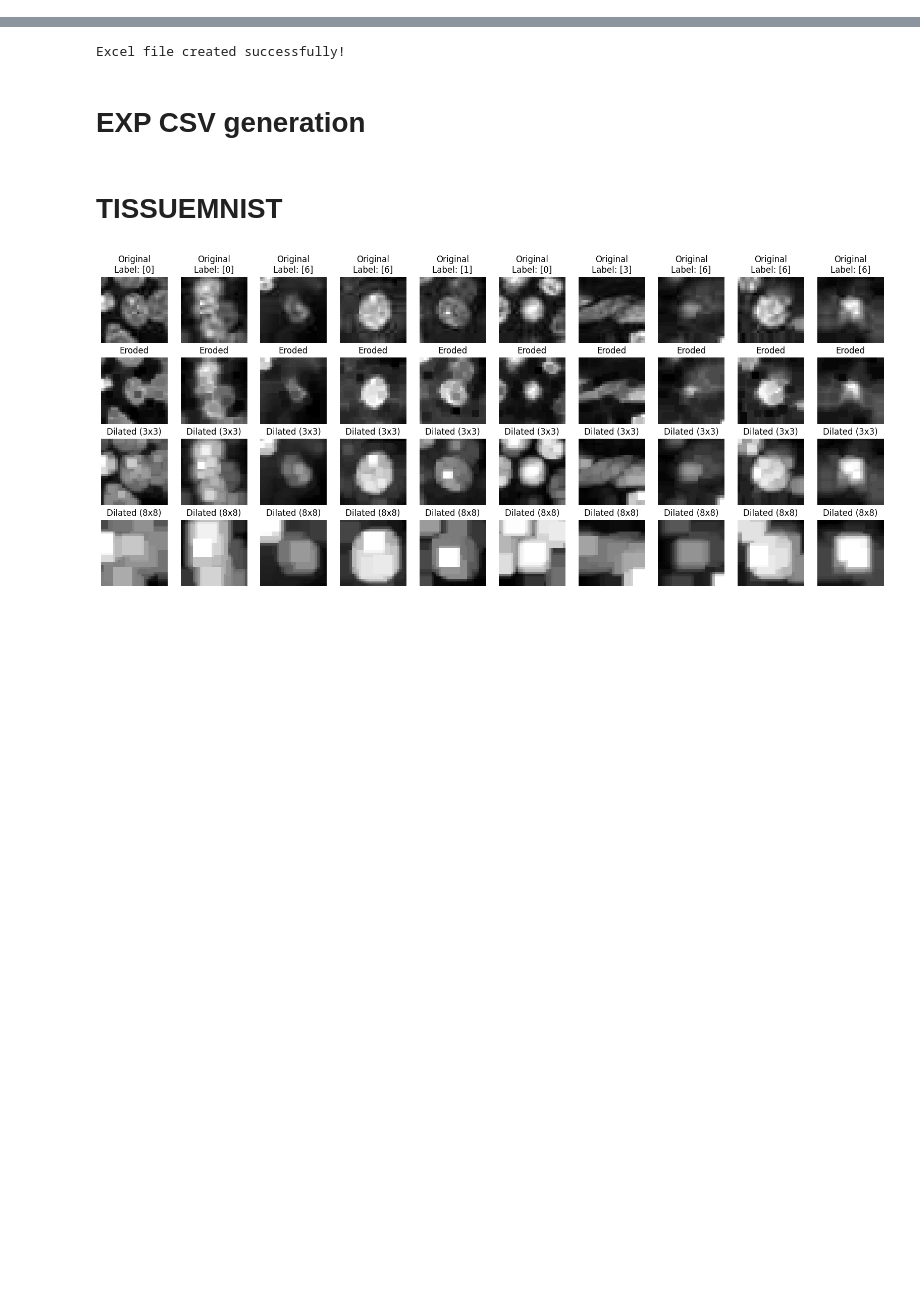
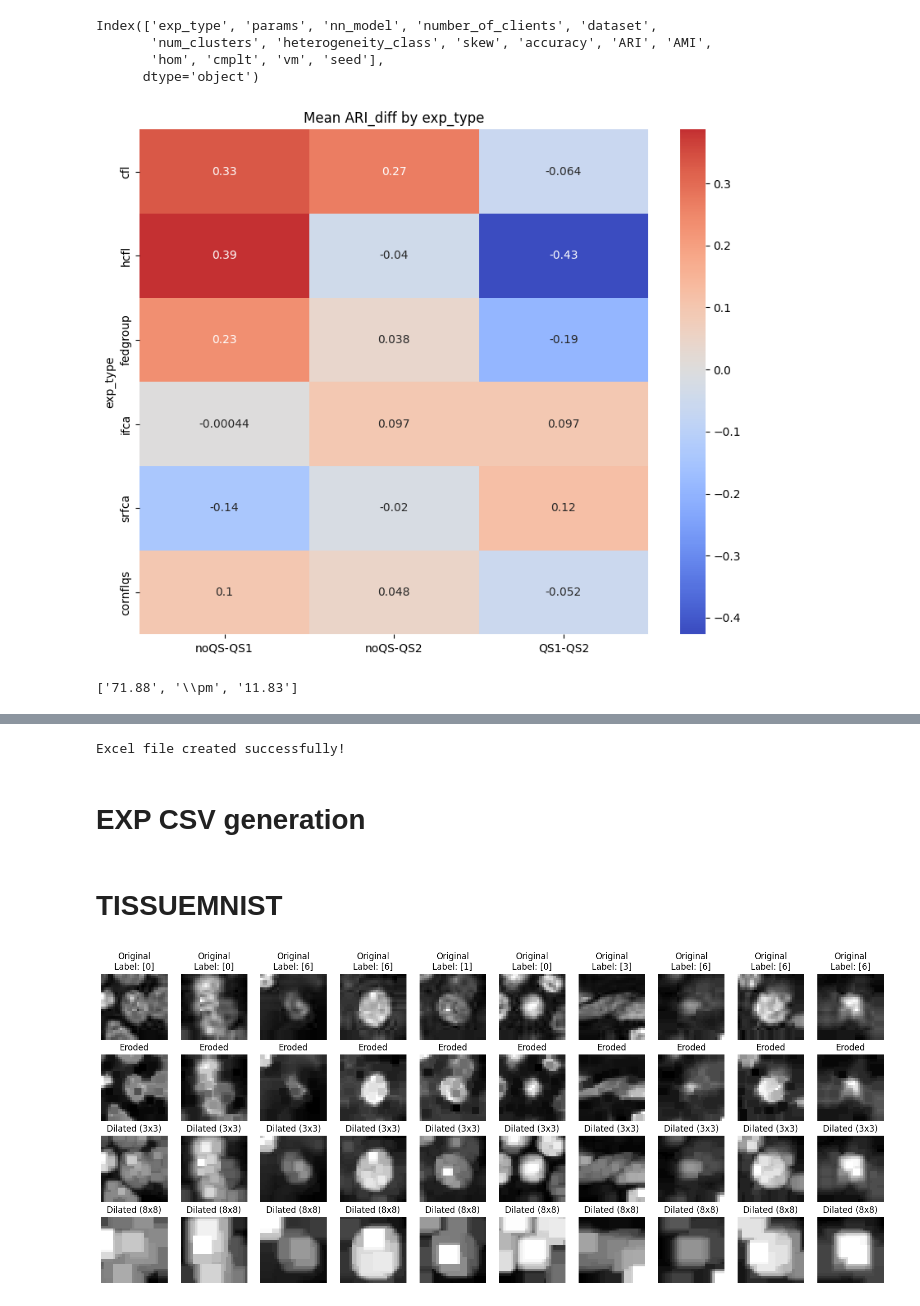
Before and after one commit to leahcimali/CFL-Evaluation-of-labels-and-quantity-skew, a Jupyter notebook: Results.ipynb, the cells around one changed output, grey strips where cells are left out. Drawn from its saved outputs; the diff is of its cells as text; code cells hidden in the pictures; blank space fills up the shorter version.

```diff
--- a/Results.ipynb
+++ b/Results.ipynb
@@ -44,3 +44,79 @@ df_sorted['exp_type'] = pd.Categorical(df_sorted['exp_type'], categories=exp_typ
 df_sorted['exp_type'] = df_sorted['exp_type'].apply(lambda x: '\n' + x if x == 'fedavg' else x)
 df_sorted = df_sorted.sort_values(['skew', 'dataset', 'heterogeneity_class','exp_type'])
 df_sorted.to_excel('qs2.xlsx', index=False)
+# %%
+df.columns
+# %% [output]
+Index(['exp_type', 'params', 'nn_model', 'number_of_clients', 'dataset',
+       'num_clusters', 'heterogeneity_class', 'skew', 'accuracy', 'ARI', 'AMI',
+       'hom', 'cmplt', 'vm', 'seed'],
+      dtype='object')
+# %%
+df = pd.read_csv('results/summarized_results.csv')
+df['skew'].unique()
+df.fillna('None', inplace=True)
+df.columns
+df_noQS = df[['exp_type', 'dataset', 'skew', 'ARI','seed']][df['skew'] == 'None']
+df_QS1 = df[['exp_type', 'dataset', 'skew', 'ARI','seed']][df['skew'] == 'quantity-skew-type-1']
+df_QS2 = df[['exp_type', 'dataset', 'skew', 'ARI','seed']][df['skew'] == 'quantity-skew-type-2']
+
+# Merge df_noQS and df_QS1
+df_noQS_QS1 = pd.merge(df_noQS, df_QS1, on=['exp_type', 'dataset', 'seed'], suffixes=('_noQS', '_QS1'))
+
+# Merge df_noQS and df_QS2
+df_noQS_QS2 = pd.merge(df_noQS, df_QS2, on=['exp_type', 'dataset', 'seed'], suffixes=('_noQS', '_QS2'))
+
+# Merge df_QS1 and df_QS2
+df_QS1_QS2 = pd.merge(df_QS1, df_QS2, on=['exp_type', 'dataset', 'seed'], suffixes=('_QS1', '_QS2'))
+# Ensure ARI_QS1 and ARI_noQS are numeric
+df_noQS_QS1['ARI_QS1'] = pd.to_numeric(df_noQS_QS1['ARI_QS1'], errors='coerce')
+df_noQS_QS1['ARI_noQS'] = pd.to_numeric(df_noQS_QS1['ARI_noQS'], errors='coerce')
+
+# Add ARI_diff column to each merged dataframe
+df_noQS_QS1['ARI_diff'] = df_noQS_QS1['ARI_noQS'] - df_noQS_QS1['ARI_QS1']
+
+# Ensure ARI_QS2 and ARI_noQS are numeric
+df_noQS_QS2['ARI_QS2'] = pd.to_numeric(df_noQS_QS2['ARI_QS2'], errors='coerce')
+df_noQS_QS2['ARI_noQS'] = pd.to_numeric(df_noQS_QS2['ARI_noQS'], errors='coerce')
+
+# Add ARI_diff column to each merged dataframe
+df_noQS_QS2['ARI_diff'] = df_noQS_QS2['ARI_noQS'] - df_noQS_QS2['ARI_QS2']
+
+# Ensure ARI_QS1 and ARI_QS2 are numeric
+df_QS1_QS2['ARI_QS1'] = pd.to_numeric(df_QS1_QS2['ARI_QS1'], errors='coerce')
+df_QS1_QS2['ARI_QS2'] = pd.to_numeric(df_QS1_QS2['ARI_QS2'], errors='coerce')
+
+# Add ARI_diff column to each merged dataframe
+df_QS1_QS2['ARI_diff'] = df_QS1_QS2['ARI_QS1'] - df_QS1_QS2['ARI_QS2']
+import seaborn as sns
+import matplotlib.pyplot as plt
+
+# Group by exp_type and calculate the mean of ARI_diff for each dataframe
+mean_ari_diff_noQS_QS1 = df_noQS_QS1.groupby('exp_type')['ARI_diff'].mean()
+mean_ari_diff_noQS_QS2 = df_noQS_QS2.groupby('exp_type')['ARI_diff'].mean()
+mean_ari_diff_QS1_QS2 = df_QS1_QS2.groupby('exp_type')['ARI_diff'].mean()
+
+# Create a dataframe for the heatmap
+heatmap_data = pd.DataFrame({
+    'noQS-QS1': mean_ari_diff_noQS_QS1,
+    'noQS-QS2': mean_ari_diff_noQS_QS2,
+    'QS1-QS2': mean_ari_diff_QS1_QS2
+}).reset_index()
+
+# Set the index to exp_type
+heatmap_data.set_index('exp_type', inplace=True)
+
+# Reorder the rows as specified
+heatmap_data = heatmap_data.loc[['cfl', 'hcfl', 'fedgroup', 'ifca', 'srfca', 'cornflqs']]
+
+# Plot the heatmap
+plt.figure(figsize=(10, 8))
+sns.heatmap(heatmap_data, annot=True, cmap='coolwarm', center=0)
+plt.title('Mean ARI_diff by exp_type')
+plt.show()
+# %% [output]
+[figure, added]
+# %%
+df['accuracy'][0].split()
+# %% [output]
+['71.88', '\\pm', '11.83']
```
Also changed, not shown: parts of 15 cells of this notebook, 1 other file.
